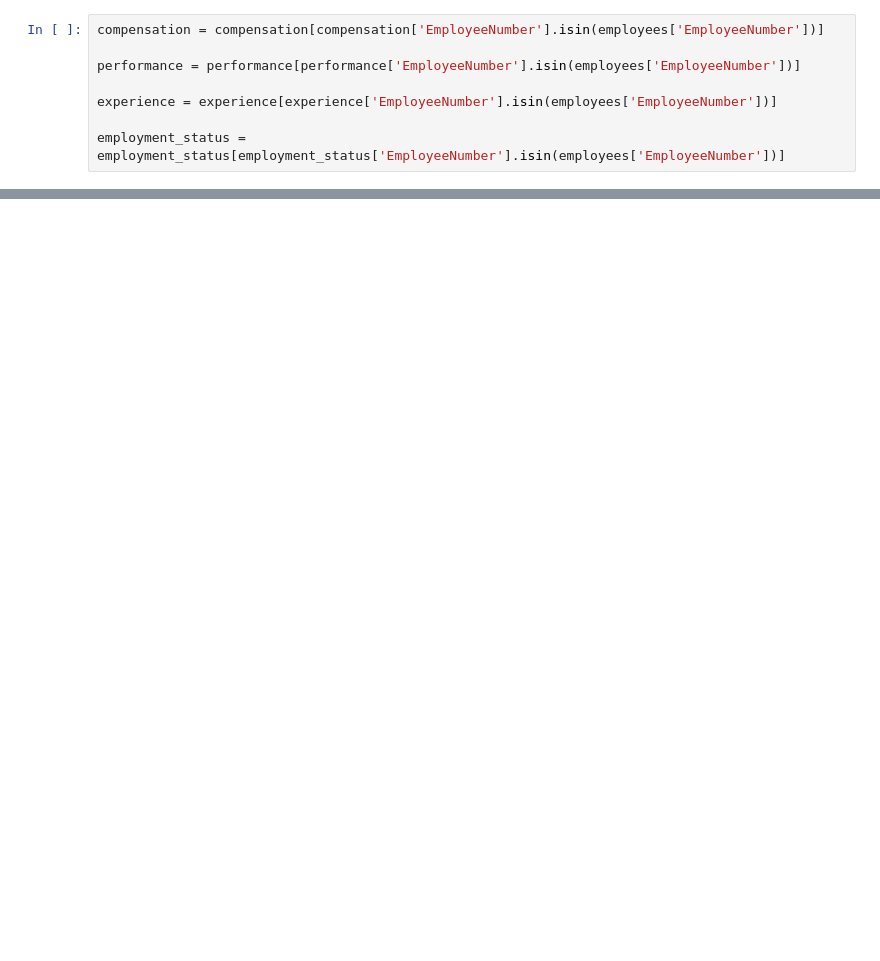
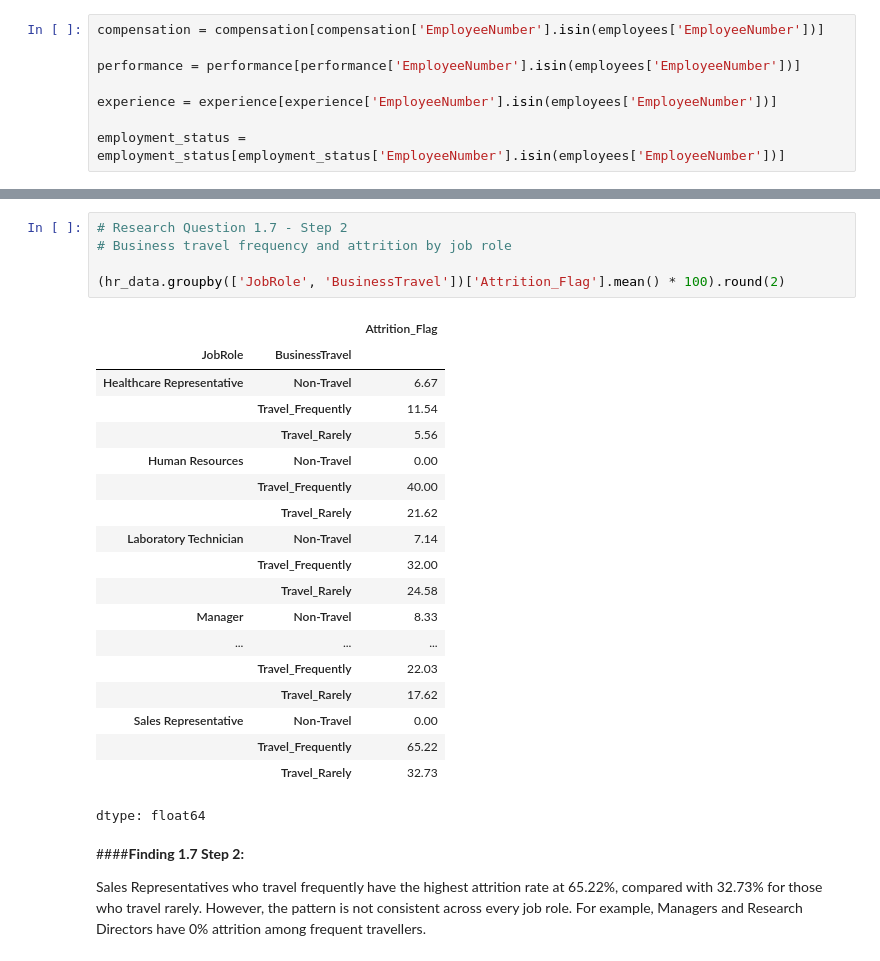
Before and after one commit to Jamieho1602/IBM-HR-Analytics-Overview, a Jupyter notebook: IBM_HR_Analytics.ipynb, the cells around one changed output, grey strips where cells are left out. Drawn from its saved outputs; the diff is of its cells as text; blank space fills up the shorter version.

```diff
--- a/IBM_HR_Analytics.ipynb
+++ b/IBM_HR_Analytics.ipynb
@@ -156,0 +405,29 @@ Name: count, dtype: int64
+# %%
+# Research Question 1.7 - Step 2
+# Business travel frequency and attrition by job role
+
+(hr_data.groupby(['JobRole', 'BusinessTravel'])['Attrition_Flag'].mean() * 100).round(2)
+# %% [output]
+|  |  | Attrition_Flag |
+| JobRole | BusinessTravel |  |
+| Healthcare Representative | Non-Travel | 6.67 |
+|  | Travel_Frequently | 11.54 |
+|  | Travel_Rarely | 5.56 |
+| Human Resources | Non-Travel | 0.00 |
+|  | Travel_Frequently | 40.00 |
+|  | Travel_Rarely | 21.62 |
+| Laboratory Technician | Non-Travel | 7.14 |
+|  | Travel_Frequently | 32.00 |
+|  | Travel_Rarely | 24.58 |
+| Manager | Non-Travel | 8.33 |
+| ... | ... | ... |
+|  | Travel_Frequently | 22.03 |
+|  | Travel_Rarely | 17.62 |
+| Sales Representative | Non-Travel | 0.00 |
+|  | Travel_Frequently | 65.22 |
+|  | Travel_Rarely | 32.73 |
+dtype: float64
+# %% [markdown]
+####**Finding 1.7 Step 2:**
+
+Sales Representatives who travel frequently have the highest attrition rate at 65.22%, compared with 32.73% for those who travel rarely. However, the pattern is not consistent across every job role. For example, Managers and Research Directors have 0% attrition among frequent travellers.
```
Also changed, not shown: parts of 79 cells of this notebook.
